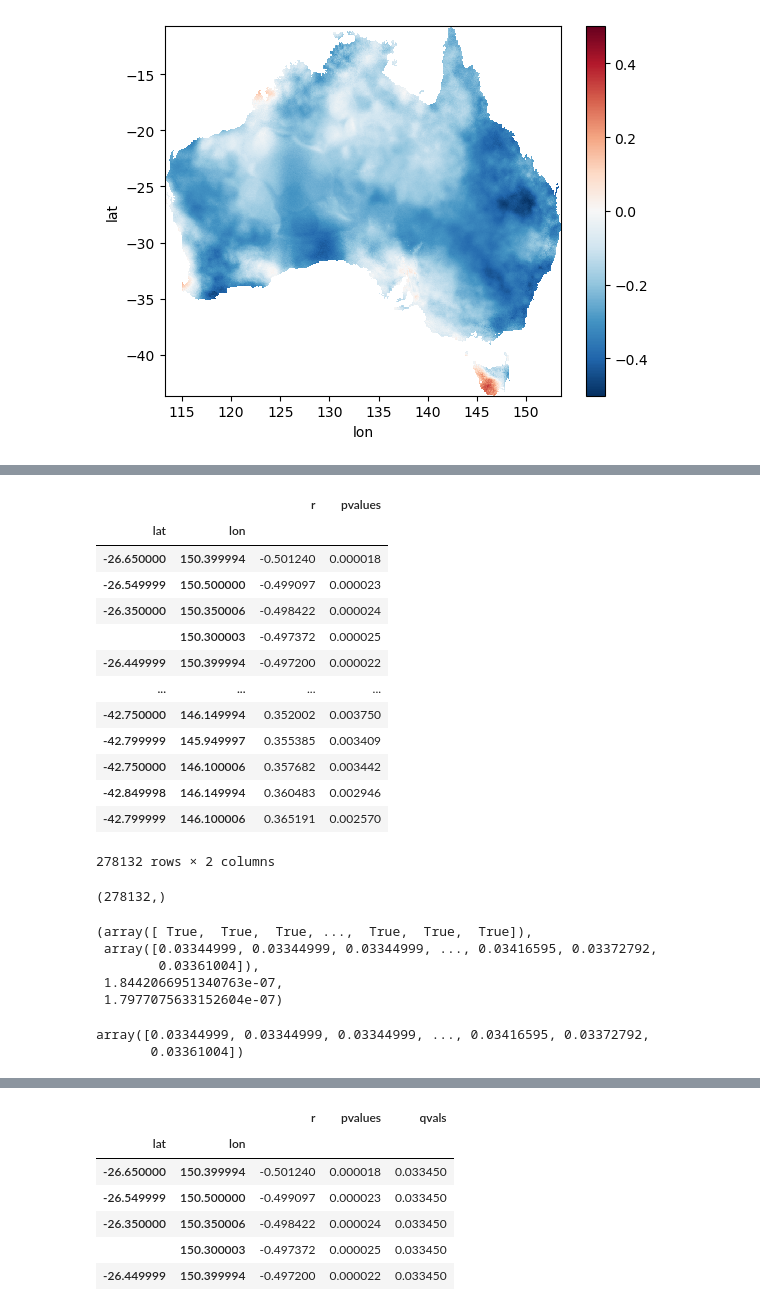
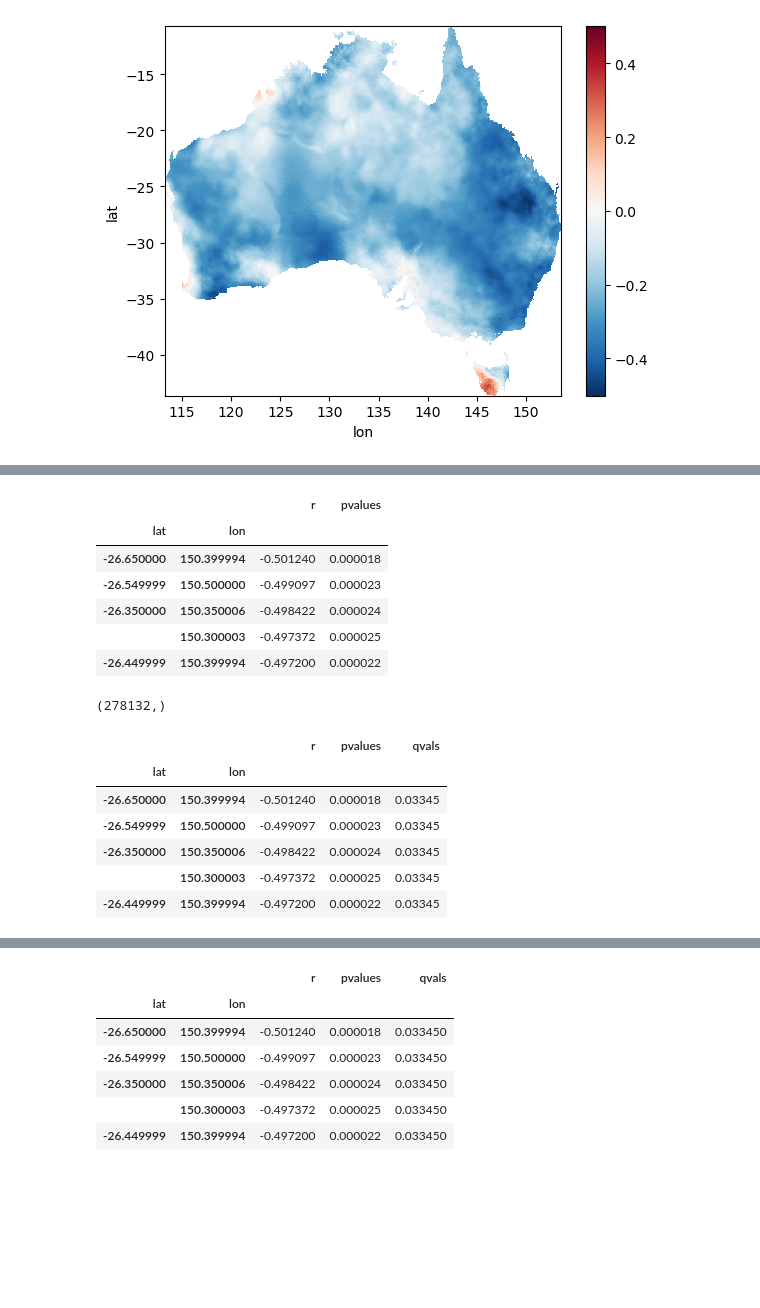
Before and after one commit to dgudy91/SEAus_Fire_weather_2k_reconstruction, a Jupyter notebook: Firepaper_Figure1_FFDI_LDsss_1950-2016_corr_FDR.ipynb, the cells around one changed output, grey strips where cells are left out. Saved outputs shown, nothing was run; the diff lists cells and outputs as text; code cells hidden in the pictures; blank space fills up the shorter version.

```diff
--- a/Firepaper_Figure1_FFDI_LDsss_1950-2016_corr_FDR.ipynb
+++ b/Firepaper_Figure1_FFDI_LDsss_1950-2016_corr_FDR.ipynb
@@ -264,20 +192,13 @@ r_df_sorted
 # %%
 #merge dataframes
 df_r_p = pd.concat([r_df_sorted, p_df_sorted], axis = 1)
-df_r_p
+df_r_p.head()
 # %% [output]
 |  |  | r | pvalues |
 | lat | lon |  |  |
 | -26.650000 | 150.399994 | -0.501240 | 0.000018 |
 | -26.549999 | 150.500000 | -0.499097 | 0.000023 |
 | -26.350000 | 150.350006 | -0.498422 | 0.000024 |
 |  | 150.300003 | -0.497372 | 0.000025 |
 | -26.449999 | 150.399994 | -0.497200 | 0.000022 |
-| ... | ... | ... | ... |
-| -42.750000 | 146.149994 | 0.352002 | 0.003750 |
-| -42.799999 | 145.949997 | 0.355385 | 0.003409 |
-| -42.750000 | 146.100006 | 0.357682 | 0.003442 |
-| -42.849998 | 146.149994 | 0.360483 | 0.002946 |
-| -42.799999 | 146.100006 | 0.365191 | 0.002570 |
-278132 rows × 2 columns
 # %%
@@ -290,17 +210,15 @@ import statsmodels.api as sm
 # %%
-#https://www.statsmodels.org/dev/generated/statsmodels.stats.multitest.multipletests.html
-#https://www.youtube.com/watch?v=c9-zvw3AY3Q
+#qvals
+import statsmodels.api as sm
 qvals = sm.stats.multipletests(pvals, alpha = 0.05, method = "fdr_bh")
+qvals[1]
+df_r_p['qvals'] = qvals[1]
+df_r_p.head()
+# %% [output]
+|  |  | r | pvalues | qvals |
+| lat | lon |  |  |  |
+| -26.650000 | 150.399994 | -0.501240 | 0.000018 | 0.03345 |
+| -26.549999 | 150.500000 | -0.499097 | 0.000023 | 0.03345 |
+| -26.350000 | 150.350006 | -0.498422 | 0.000024 | 0.03345 |
+|  | 150.300003 | -0.497372 | 0.000025 | 0.03345 |
+| -26.449999 | 150.399994 | -0.497200 | 0.000022 | 0.03345 |
-# %%
-qvals
-# %% [output]
-(array([ True,  True,  True, ...,  True,  True,  True]),
- array([0.03344999, 0.03344999, 0.03344999, ..., 0.03416595, 0.03372792,
-        0.03361004]),
- 1.8442066951340763e-07,
- 1.7977075633152604e-07)
-# %%
-qvals[1]
-# %% [output]
-array([0.03344999, 0.03344999, 0.03344999, ..., 0.03416595, 0.03372792,
-       0.03361004])
```
Also changed, not shown: parts of 35 cells of this notebook.
